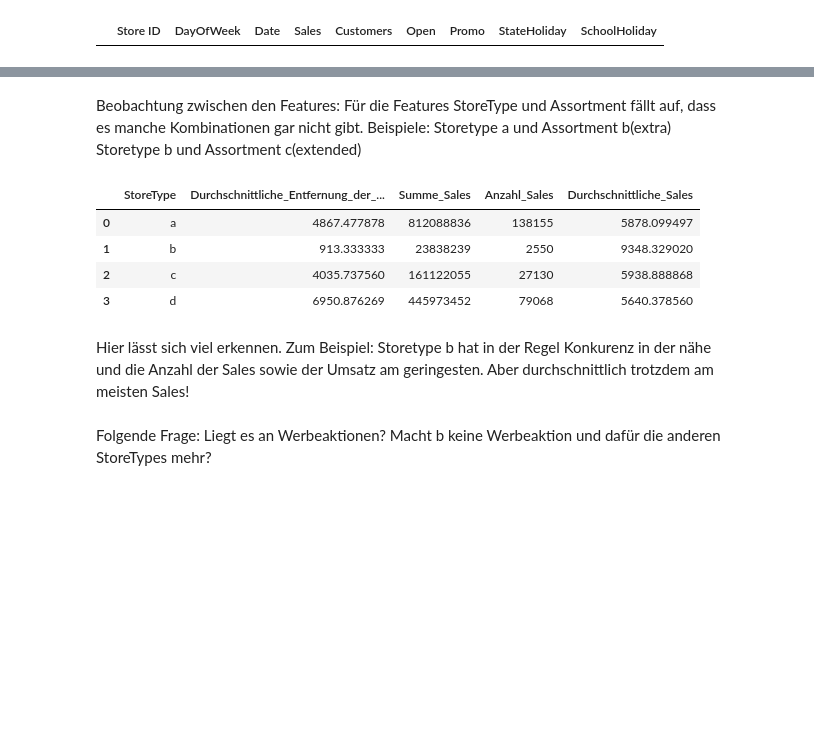
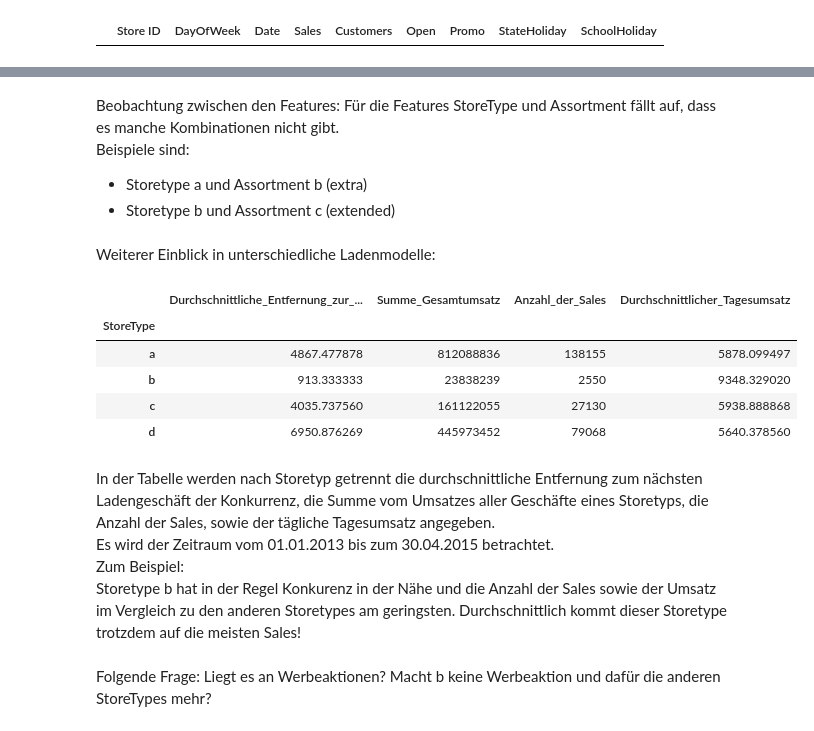
Before and after one commit to turulix/DMML1_Projekt, a Jupyter notebook: DMML1_Projekt_Abgabe.ipynb, the cells around one changed output, grey strips where cells are left out. Saved outputs shown, nothing was run; the diff lists cells and outputs as text; code cells hidden in the pictures; blank space fills up the shorter version.

```diff
--- a/DMML1_Projekt_Abgabe.ipynb
+++ b/DMML1_Projekt_Abgabe.ipynb
@@ -111,22 +120,24 @@ assortment_counts
 # %% [markdown]
-Beobachtung zwischen den Features:
-Für die Features StoreType und Assortment fällt auf, dass es manche Kombinationen gar nicht gibt.
-Beispiele:
-    Storetype a und Assortment b(extra)
-    Storetype b und Assortment c(extended)
+Beobachtung zwischen den Features: Für die Features StoreType und Assortment fällt auf, dass es manche Kombinationen nicht gibt.
+Beispiele sind:
+  -  Storetype a und Assortment b (extra)
+  -  Storetype b und Assortment c (extended)
+# %% [markdown]
+Weiterer Einblick in unterschiedliche Ladenmodelle:
 # %%
-#Tieferer einblick in unterschiedliche Ladenmodelle:
-df_merge.groupby(['StoreType'],as_index=False).agg(Durchschnittliche_Entfernung_der_Konurrenz = ('CompetitionDistance','mean'), Summe_Sales = ('Sales', 'sum'), Anzahl_Sales = ('Sales','count'), Durchschnittliche_Sales= ('Sales', 'mean'))
+df_merge.groupby(['StoreType']).agg(Durchschnittliche_Entfernung_zur_Konkurrenz = ('CompetitionDistance','mean'), Summe_Gesamtumsatz = ('Sales', 'sum'), Anzahl_der_Sales = ('Sales','count'), Durchschnittlicher_Tagesumsatz= ('Sales', 'mean'))
 # %% [output]
-|  | StoreType | Durchschnittliche_Entfernung_der_... | Summe_Sales | Anzahl_Sales | Durchschnittliche_Sales |
-| 0 | a | 4867.477878 | 812088836 | 138155 | 5878.099497 |
-| 1 | b | 913.333333 | 23838239 | 2550 | 9348.329020 |
-| 2 | c | 4035.737560 | 161122055 | 27130 | 5938.888868 |
-| 3 | d | 6950.876269 | 445973452 | 79068 | 5640.378560 |
+|  | Durchschnittliche_Entfernung_zur_... | Summe_Gesamtumsatz | Anzahl_der_Sales | Durchschnittlicher_Tagesumsatz |
+| StoreType |  |  |  |  |
+| a | 4867.477878 | 812088836 | 138155 | 5878.099497 |
+| b | 913.333333 | 23838239 | 2550 | 9348.329020 |
+| c | 4035.737560 | 161122055 | 27130 | 5938.888868 |
+| d | 6950.876269 | 445973452 | 79068 | 5640.378560 |
 # %% [markdown]
-Hier lässt sich viel erkennen.
+In der Tabelle werden nach Storetyp getrennt die durchschnittliche Entfernung zum nächsten Ladengeschäft der Konkurrenz, die Summe vom Umsatzes aller Geschäfte eines Storetyps, die Anzahl der Sales, sowie der tägliche Tagesumsatz angegeben.
+Es wird der Zeitraum vom 01.01.2013 bis zum 30.04.2015 betrachtet.
 Zum Beispiel:
-Storetype b hat in der Regel Konkurenz in der nähe und die Anzahl der Sales sowie der Umsatz am geringesten. Aber durchschnittlich trotzdem am meisten Sales!
+Storetype b hat in der Regel Konkurenz in der Nähe und die Anzahl der Sales sowie der Umsatz im Vergleich zu den anderen Storetypes am geringsten. Durchschnittlich kommt dieser Storetype trotzdem auf die meisten Sales!
 # %% [markdown]
 Folgende Frage: Liegt es an Werbeaktionen? Macht b keine Werbeaktion und dafür die anderen StoreTypes mehr?
 # %%
```
Also changed, not shown: parts of 16 cells of this notebook.
